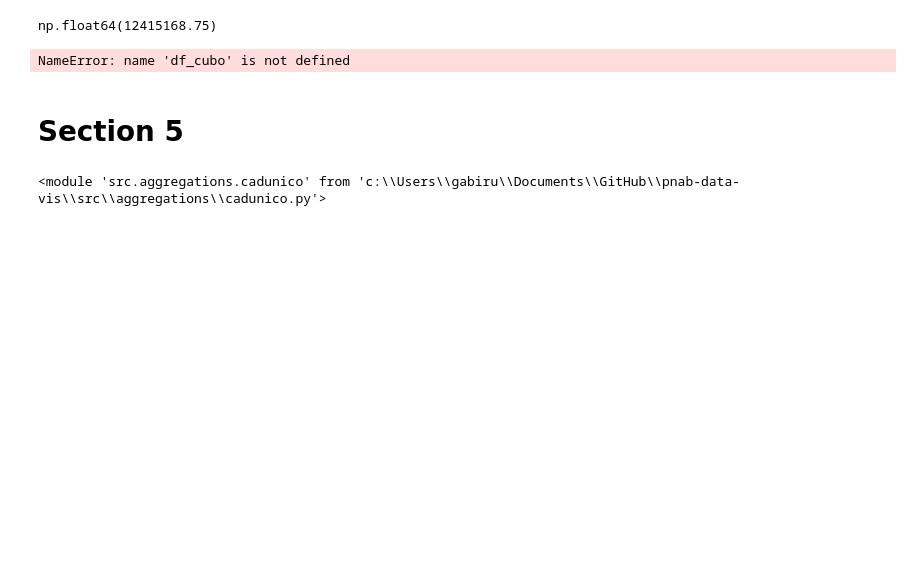
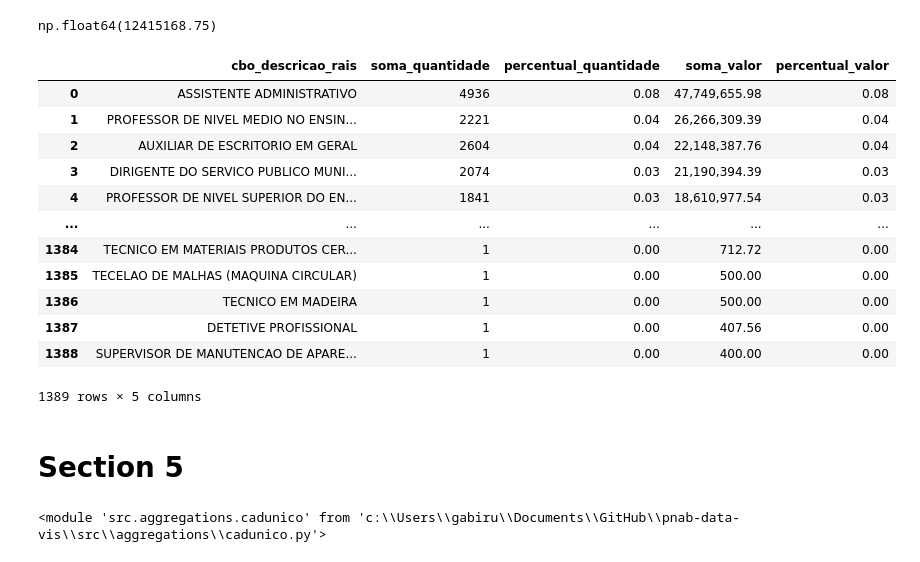
Before and after one commit to SGE-Subsecretaria-de-Gestao-Estrategica/pnab-data-vis, a Jupyter notebook: src/notebooks/gabriel_create_csv.ipynb, the cells around one changed output. Drawn from its saved outputs; the diff is of its cells as text; code cells hidden in the pictures; blank space fills up the shorter version.

```diff
--- a/src/notebooks/gabriel_create_csv.ipynb
+++ b/src/notebooks/gabriel_create_csv.ipynb
@@ -358,7 +387,19 @@ df_cbo_rais.to_csv(settings.DATA_PATH_SECTION4 / 'aggregate_cbo_rais.csv')
-# %%
-df_cubo
-# %% [output]
-NameError: name 'df_cubo' is not defined
+# %%
+df_cbo_rais
+# %% [output]
+|  | cbo_descricao_rais | soma_quantidade | percentual_quantidade | soma_valor | percentual_valor |
+| 0 | ASSISTENTE ADMINISTRATIVO | 4936 | 0.08 | 47,749,655.98 | 0.08 |
+| 1 | PROFESSOR DE NIVEL MEDIO NO ENSIN... | 2221 | 0.04 | 26,266,309.39 | 0.04 |
+| 2 | AUXILIAR DE ESCRITORIO EM GERAL | 2604 | 0.04 | 22,148,387.76 | 0.04 |
+| 3 | DIRIGENTE DO SERVICO PUBLICO MUNI... | 2074 | 0.03 | 21,190,394.39 | 0.03 |
+| 4 | PROFESSOR DE NIVEL SUPERIOR DO EN... | 1841 | 0.03 | 18,610,977.54 | 0.03 |
+| ... | ... | ... | ... | ... | ... |
+| 1384 | TECNICO EM MATERIAIS PRODUTOS CER... | 1 | 0.00 | 712.72 | 0.00 |
+| 1385 | TECELAO DE MALHAS (MAQUINA CIRCULAR) | 1 | 0.00 | 500.00 | 0.00 |
+| 1386 | TECNICO EM MADEIRA | 1 | 0.00 | 500.00 | 0.00 |
+| 1387 | DETETIVE PROFISSIONAL | 1 | 0.00 | 407.56 | 0.00 |
+| 1388 | SUPERVISOR DE MANUTENCAO DE APARE... | 1 | 0.00 | 400.00 | 0.00 |
+1389 rows × 5 columns
 # %% [markdown]
 # Section 5
 # %%
```
Also changed, not shown: parts of 15 cells of this notebook, 2 other files.
